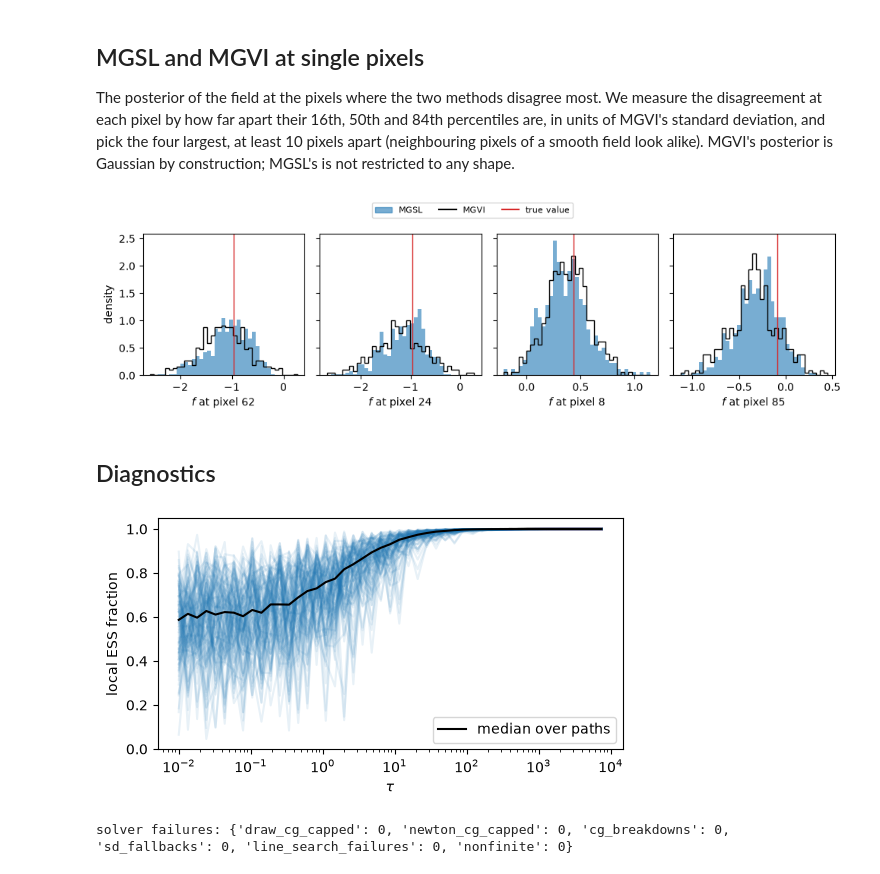
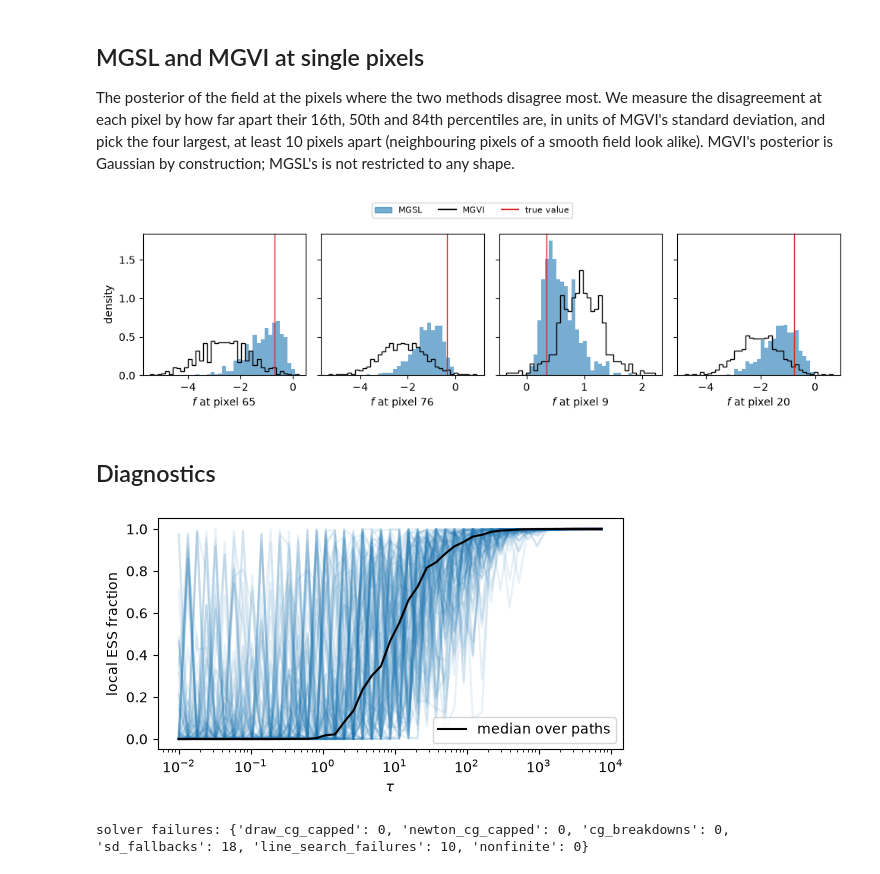
Before and after one commit to TomHilder/mgsl, a Jupyter notebook: examples/02_binary_field.ipynb, the cells around one changed output. Cells and saved outputs as stored; diff of their text form; code cells hidden in the pictures.

Commit message:
examples/02_binary_field: a = 10, n_samples_mgvi = 1, formatting
Co-Authored-By: Claude Opus 5.5 <noreply@anthropic.com>

```diff
--- a/examples/02_binary_field.ipynb
+++ b/examples/02_binary_field.ipynb
@@ -41,7 +41,7 @@ def field(x):
 
 A true field drawn from the prior, and one label per pixel.
 # %%
-a = 3.0  # how sharply the labels follow the sign of the field
+a = 10.0  # how sharply the labels follow the sign of the field
 rng = np.random.default_rng(1)
 f_true = np.asarray(field(jnp.asarray(rng.normal(size=n))))
 labels = rng.uniform(size=n) < norm.cdf(a * f_true)
@@ -89,7 +89,7 @@ An MGVI fit of the posterior: a Gaussian with centre `fit.mean`, whose samples a
 Its centre is also where the MGSL paths start.
 # %%
 options = mgsl.MGVIOptions(
-    n_samples_mgvi=4,
+    n_samples_mgvi=1,
     n_iter_mgvi=1,
     newton=mgsl.NewtonOptions(maxiter=5),
 )
@@ -157,32 +157,37 @@ in units of MGVI's standard deviation, and pick the four largest, at least 10 pi
 construction; MGSL's is not restricted to any shape.
 # %%
 quantiles = [16, 50, 84]
-gap = np.abs(np.percentile(f_samples, quantiles, axis=0) - np.percentile(f_mgvi, quantiles, axis=0))
+gap = np.abs(
+    np.percentile(f_samples, quantiles, axis=0) - np.percentile(f_mgvi, quantiles, axis=0)
+)
 disagreement = gap.sum(axis=0) / f_mgvi.std(axis=0)
 
 chosen = []
 for i in np.argsort(disagreement)[::-1]:  # most disagreeing first
     if all(abs(i - j) > 10 for j in chosen):
         chosen.append(i)
     if len(chosen) == 4:
         break
 fig, axes = plt.subplots(1, len(chosen), figsize=(10, 2.6), sharey=True)
 for ax, i in zip(axes, chosen):
-    bins = np.linspace(min(f_samples[:, i].min(), f_mgvi[:, i].min()),
-                       max(f_samples[:, i].max(), f_mgvi[:, i].max()), 40)
+    bins = np.linspace(
+        min(f_samples[:, i].min(), f_mgvi[:, i].min()),
+        max(f_samples[:, i].max(), f_mgvi[:, i].max()),
+        40,
+    )
     ax.hist(f_samples[:, i], bins=bins, density=True, color="C0", alpha=0.6)
     ax.hist(f_mgvi[:, i], bins=bins, density=True, histtype="step", color="k", lw=1)
     ax.axvline(f_true[i], color="C3", lw=1)
     ax.set_xlabel(f"$f$ at pixel {i}")
 axes[0].set_ylabel("density")
 axes[0].fill_between([], [], color="C0", alpha=0.6, label="MGSL")
 axes[0].plot([], [], color="k", label="MGVI")
 axes[0].plot([], [], color="C3", label="true value")
 fig.legend(loc="lower center", bbox_to_anchor=(0.5, 1.0), ncol=3, fontsize=8)
 fig.tight_layout()
 plt.show()
 # %% [output]
-[figure, old version]
+[figure, new version]
 # %% [markdown]
 ## Diagnostics
 # %%
@@ -197,5 +202,5 @@ plt.show()
 
 print("solver failures:", result.failures.totals())
 # %% [output]
-[figure, old version]
+[figure, new version]
-solver failures: {'draw_cg_capped': 0, 'newton_cg_capped': 0, 'cg_breakdowns': 0, 'sd_fallbacks': 0, 'line_search_failures': 0, 'nonfinite': 0}
+solver failures: {'draw_cg_capped': 0, 'newton_cg_capped': 0, 'cg_breakdowns': 0, 'sd_fallbacks': 18, 'line_search_failures': 10, 'nonfinite': 0}
```
Also changed, not shown: parts of 2 cells of this notebook.
